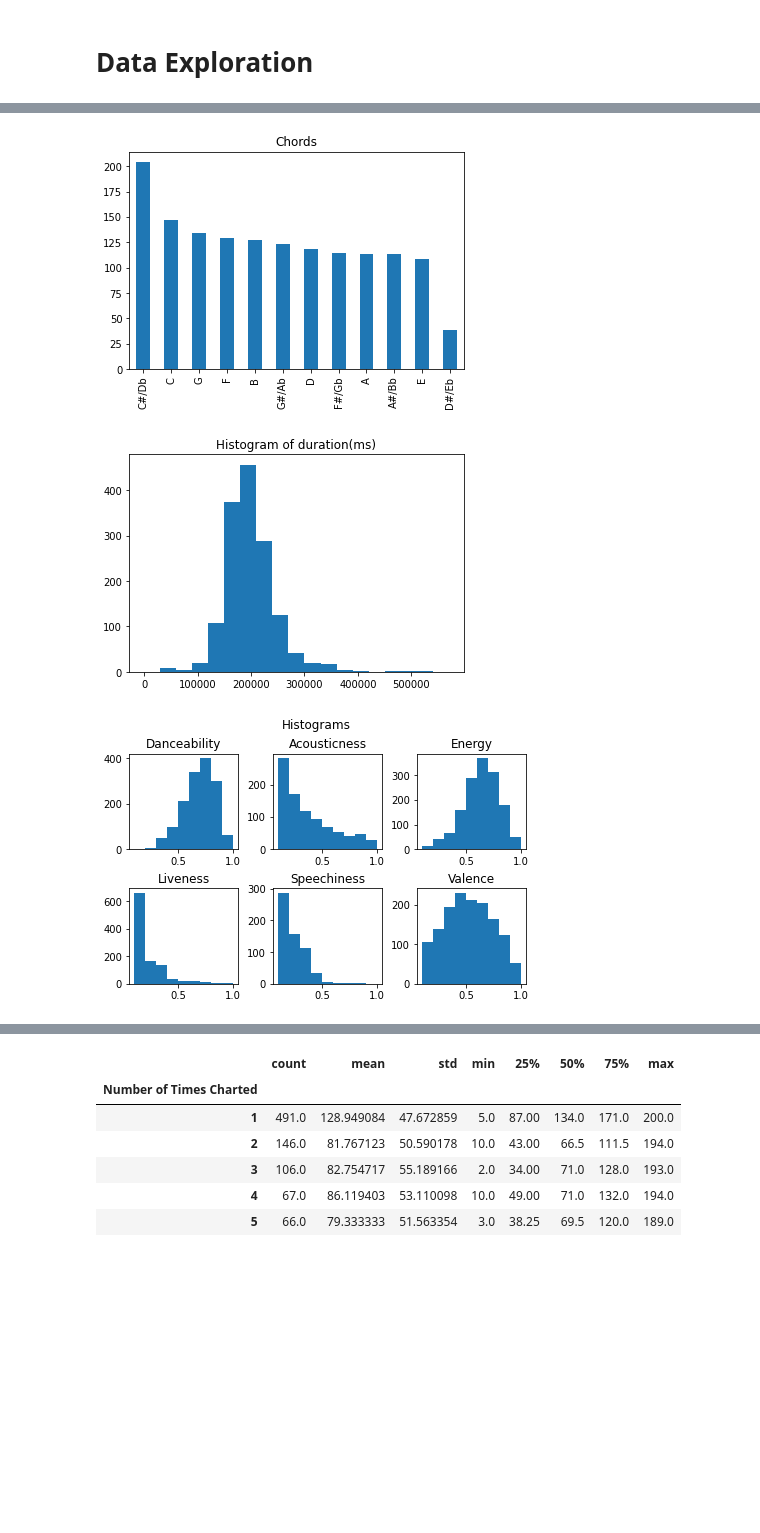
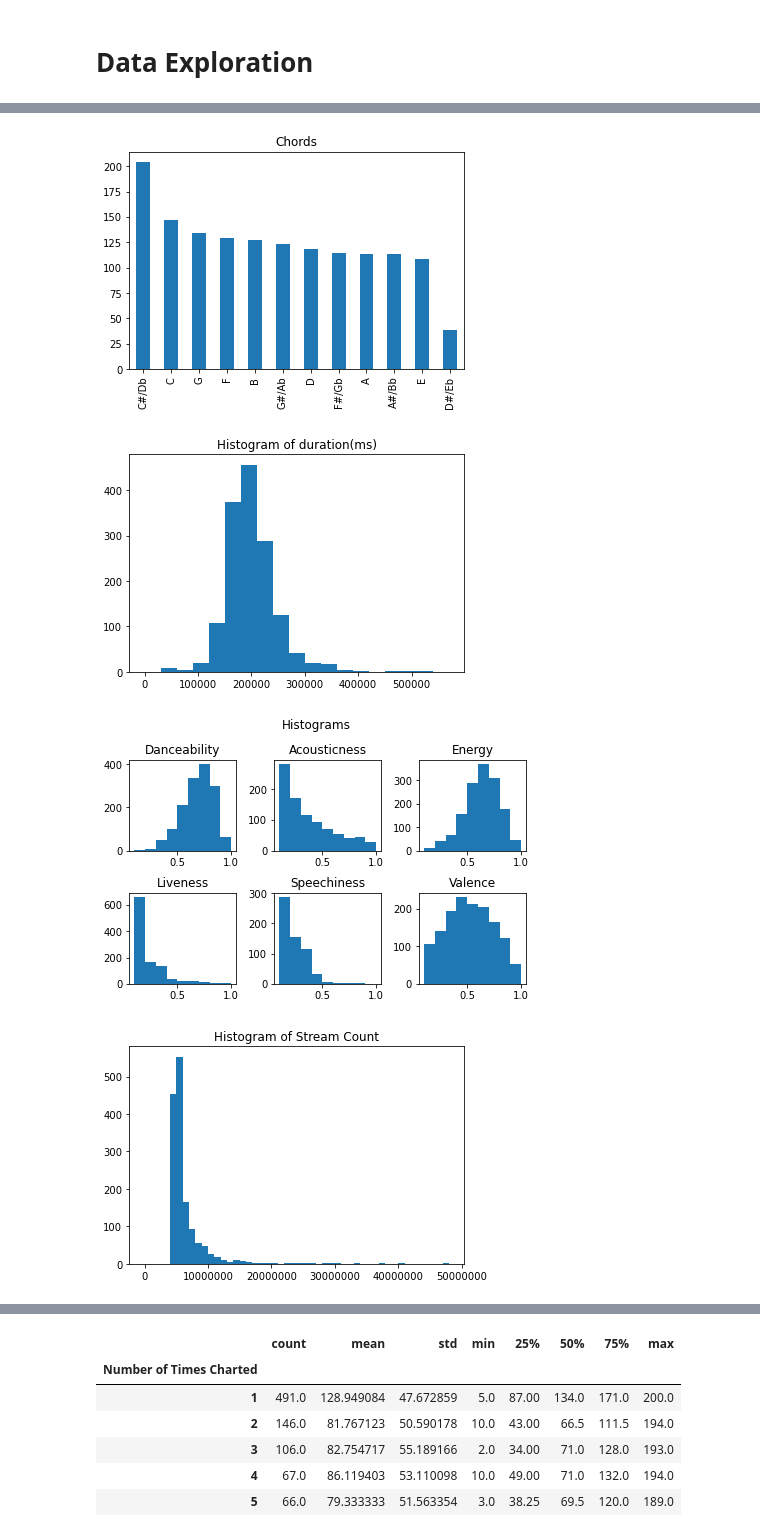
Before and after one commit to bebeal/Data-Mining-Final-Project, a Jupyter notebook: Music Prediction.ipynb, the cells around one changed output, grey strips where cells are left out. Saved outputs shown, nothing was run; the diff lists cells and outputs as text; code cells hidden in the pictures; blank space fills up the shorter version.

Commit message:
change back to position + graphs

```diff
--- a/Music Prediction.ipynb
+++ b/Music Prediction.ipynb
@@ -213,4 +213,18 @@ for i in range(len(zero_to_one_columns)):
     ax[idx].set_title(zero_to_one_columns[i])
 fig.suptitle('Histograms')
 plt.show()
+
+duration_bins = list(range(0, max(data['Streams']), 1000000))
+fig, ax = plt.subplots(1, 1)
+ax.hist(pd.to_numeric(data["Streams"]), bins=duration_bins)
+ax.ticklabel_format(style='plain')
+ax.set_title('Histogram of Stream Count')
+plt.show()
+
+duration_bins = list(range(0, max(data['Highest Charting Position']), 10))
+fig, ax = plt.subplots(1, 1)
+ax.hist(pd.to_numeric(data['Highest Charting Position']), bins=duration_bins)
+ax.ticklabel_format(style='plain')
+ax.set_title('Histogram of Highest Charting Positions')
+plt.show()
 # %% [output]
@@ -218,3 +232,4 @@ plt.show()
 [figure]
 [figure]
-[figure, old version]
+[figure, new version]
+[figure, added]
```
Also changed, not shown: parts of 6 cells of this notebook.
